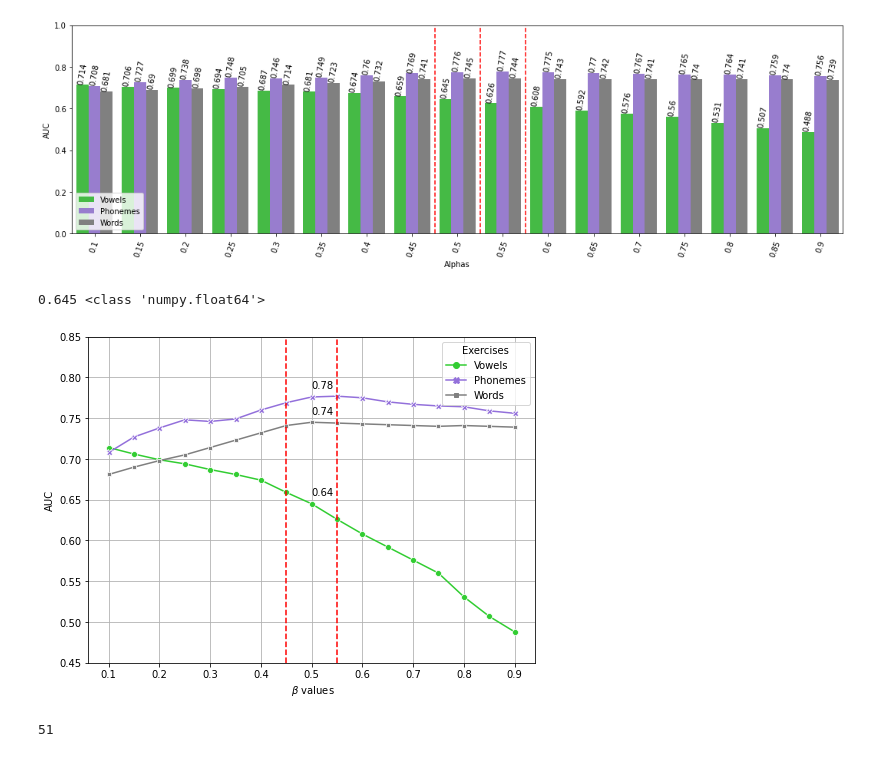
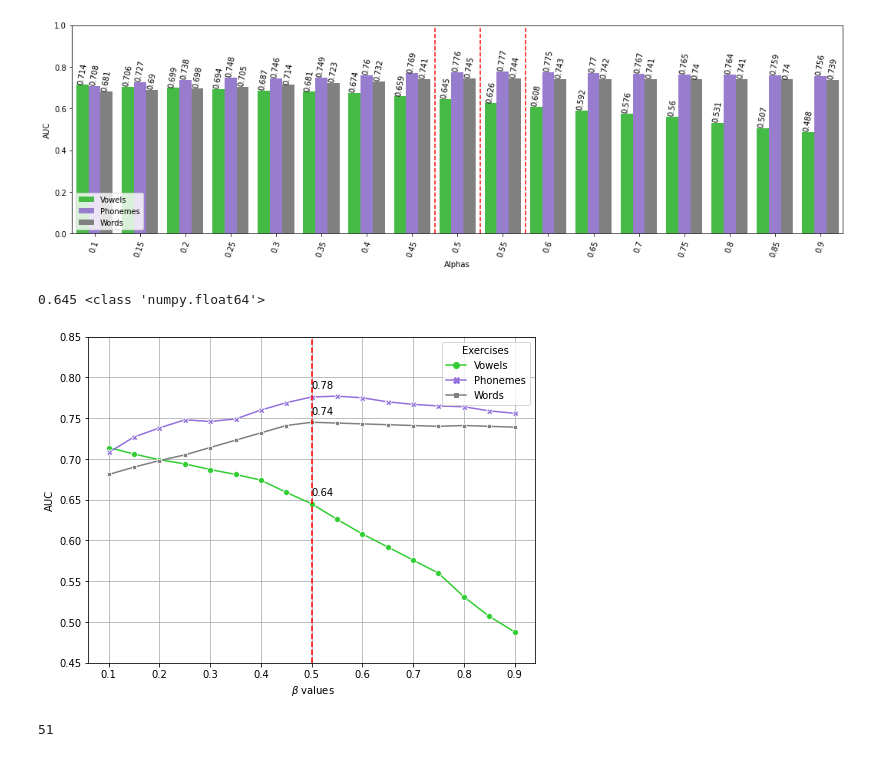
Before and after one commit to jdvalera19/Parkinson-Multimodal-Cross-Attention, a Jupyter notebook: View_result.ipynb, the cells around one changed output. Drawn from its saved outputs; the diff is of its cells as text; code cells hidden in the pictures.

Commit message:
update visual

```diff
--- a/View_result.ipynb
+++ b/View_result.ipynb
@@ -118,27 +138,27 @@ plot_alpha(pd.DataFrame(data_plot), 'alpha_plot')
 # %%
 plt.figure(figsize=(8,6))
 
 g = sns.lineplot(
     data=data_plot,
     x="Alphas", y="AUC", style="Exercises", hue="Exercises",
     markers=True, dashes=False,
     palette=['limegreen', "mediumpurple", 'gray']
 )
-plt.axvline(x=0.45, color="red", linestyle="--")
-plt.axvline(x=0.55, color="red", linestyle="--")
+#plt.axvline(x=0.45, color="red", linestyle="--")
+plt.axvline(x=0.5, color="red", linestyle="--")
 plt.xlabel(r" $\beta $ values")
 plt.ylim(0.45, 0.85)
 plt.grid()
 
 plt.text(0.5, data_plot["AUC"][8]+0.01, round(data_plot["AUC"][8], 2))
 plt.text(0.5, data_plot["AUC"][25]+0.01, round(data_plot["AUC"][25], 2))
 plt.text(0.5, data_plot["AUC"][42]+0.01, round(data_plot["AUC"][42], 2))
 plt.savefig("Images/alpha_plot.pdf")
 
 print(data_plot["AUC"][8], type(data_plot["AUC"][8]))
 # %% [output]
 0.645 <class 'numpy.float64'>
-[figure, old version]
+[figure, new version]
 # %%
 len(data_plot["AUC"])
 # %% [output]
```
Also changed, not shown: parts of 2 cells of this notebook, 1 other file.
